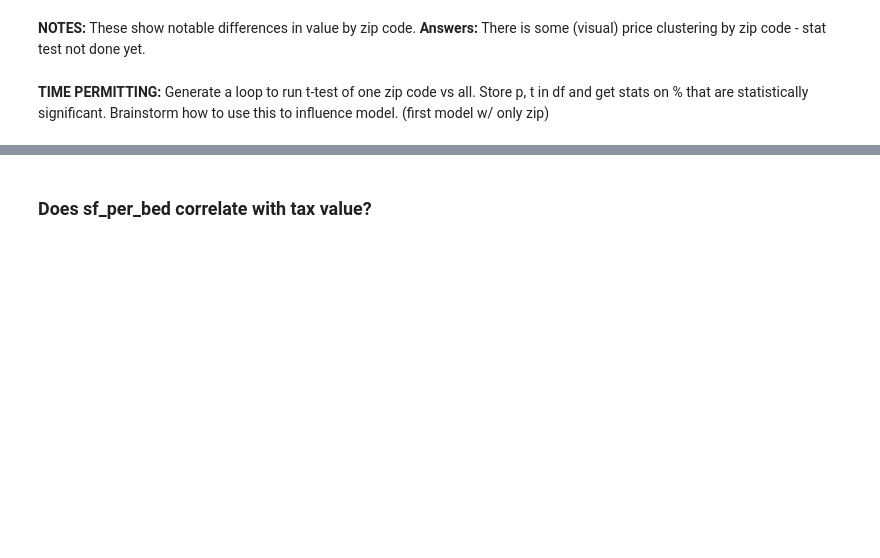
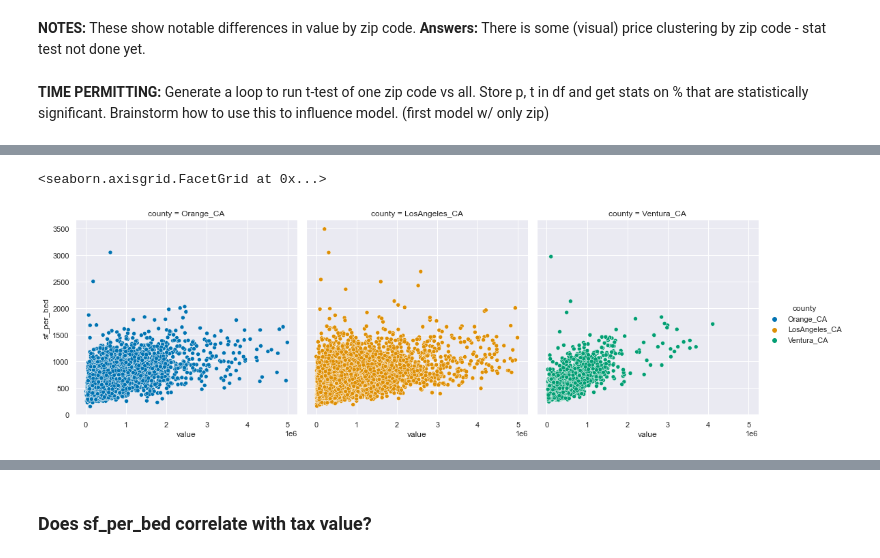
Before and after one commit to Cayt-Schlichting/example-regression-project, a Jupyter notebook: explore.ipynb, the cells around one changed output, grey strips where cells are left out. Saved outputs shown, nothing was run; the diff lists cells and outputs as text; code cells hidden in the pictures; blank space fills up the shorter version.

```diff
--- a/explore.ipynb
+++ b/explore.ipynb
@@ -278,0 +299,6 @@ utils.plot_cat_and_continuous(tr_eda_mid5zip,cat_cols=['zipcode'])
+# %%
+#value, sf_per_bed, hue county
+sns.relplot(data=tr_eda,y='sf_per_bed',x='value',col='county',hue='county')
+# %% [output]
+<seaborn.axisgrid.FacetGrid at 0x...>
+[figure, added]
```
Also changed, not shown: parts of 9 cells of this notebook, 3 other files.
